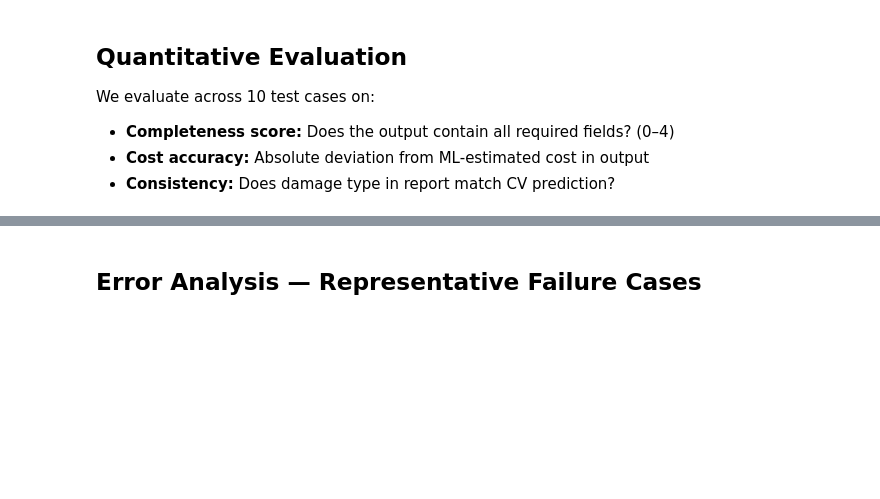
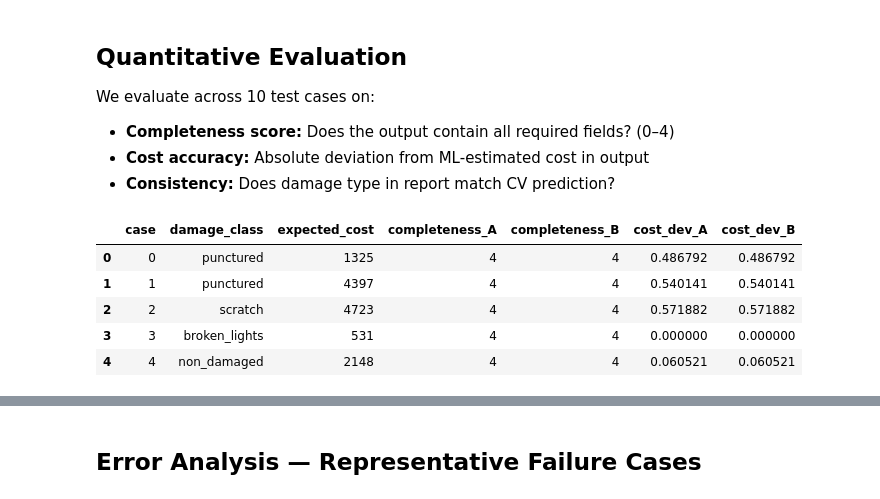
Before and after one commit to Arben-ai/car-damage-assessment, a Jupyter notebook: notebooks/03_nlp_evaluation.ipynb, the cells around one changed output, grey strips where cells are left out. Drawn from its saved outputs; the diff is of its cells as text; code cells hidden in the pictures; blank space fills up the shorter version.

```diff
--- a/notebooks/03_nlp_evaluation.ipynb
+++ b/notebooks/03_nlp_evaluation.ipynb
@@ -52,15 +54,15 @@ print('Setup complete.')
 # %% [markdown]
 ## Build RAG Knowledge Base from NHTSA Data
 # %%
-def fetch_nhtsa_complaints(makes, years, max_per_query=50):
+def fetch_nhtsa_complaints(makes_models, years, max_per_query=50):
     """Fetch complaint text from NHTSA ODI API."""
     complaints = []
     base_url = 'https://api.nhtsa.gov/complaints/complaintsByVehicle'
 
-    for make in makes:
+    for make, model in makes_models:
         for year in years:
             try:
-                resp = requests.get(base_url, params={'make': make, 'modelYear': year}, timeout=10)
+                resp = requests.get(base_url, params={'make': make, 'modelYear': year, 'model': model}, timeout=10)
                 if resp.status_code == 200:
                     data = resp.json().get('results', [])
                     for item in data[:max_per_query]:
@@ -68,26 +70,33 @@ def fetch_nhtsa_complaints(makes, years, max_per_query=50):
                         if text and len(text) > 50:
                             complaints.append({
                                 'make': make,
+                                'model': model,
                                 'year': year,
                                 'component': item.get('components', ''),
                                 'text': text.strip()
                             })
                 time.sleep(0.2)
             except Exception as e:
-                print(f'Error fetching {make} {year}: {e}')
+                print(f'Error fetching {make} {model} {year}: {e}')
 
     return pd.DataFrame(complaints)
 
-MAKES = ['Toyota', 'Honda', 'Ford', 'BMW', 'Volkswagen']
+MAKES_MODELS = [
+    ('Toyota', 'Corolla'),
+    ('Honda', 'Civic'),
+    ('Ford', 'F-150'),
+    ('BMW', '3 Series'),
+    ('Volkswagen', 'Golf'),
+]
 YEARS = [2018, 2019, 2020, 2021, 2022]
 
 nhtsa_path = DATA_DIR / 'nhtsa_complaints.csv'
-if nhtsa_path.exists():
+if nhtsa_path.exists() and nhtsa_path.stat().st_size > 100:
     df_complaints = pd.read_csv(nhtsa_path)
     print(f'Loaded {len(df_complaints)} complaints from cache.')
 else:
     print('Fetching NHTSA complaints...')
-    df_complaints = fetch_nhtsa_complaints(MAKES, YEARS)
+    df_complaints = fetch_nhtsa_complaints(MAKES_MODELS, YEARS)
     df_complaints.to_csv(nhtsa_path, index=False)
     print(f'Fetched and saved {len(df_complaints)} complaints.')
 
@@ -270,7 +359,7 @@ We evaluate across 10 test cases on:
 - **Consistency:** Does damage type in report match CV prediction?
 # %%
 DAMAGE_CLASSES = ['dents', 'scratch', 'broken_glass', 'broken_lights', 'lost_parts', 'torn', 'punctured', 'non_damaged']
-MAKES = ['Toyota', 'Honda', 'Ford', 'BMW', 'Volkswagen']
+VEHICLE_MAKES = ['Toyota', 'Honda', 'Ford', 'BMW', 'Volkswagen']
 
 rng = np.random.RandomState(42)
 test_cases = [
@@ -278,7 +367,7 @@ test_cases = [
         'damage_class': rng.choice(DAMAGE_CLASSES),
         'confidence': round(rng.uniform(0.65, 0.98), 2),
         'estimated_cost_usd': int(rng.uniform(500, 5000)),
-        'vehicle_make': rng.choice(MAKES),
+        'vehicle_make': rng.choice(VEHICLE_MAKES),
         'vehicle_model': 'Sedan',
         'vehicle_year': int(rng.randint(2015, 2023)),
         'vehicle_value_usd': int(rng.uniform(10000, 40000)),
@@ -295,33 +384,40 @@ def completeness_score(text):
 def cost_mentioned(text, expected_cost):
     numbers = re.findall(r'\d+', text)
     numbers = [int(n) for n in numbers if len(n) >= 3]
     if not numbers:
         return None
     closest = min(numbers, key=lambda x: abs(x - expected_cost))
     return abs(closest - expected_cost) / expected_cost
 
 results_eval = []
 for i, case in enumerate(tqdm(test_cases)):
     case_str = format_case(case)
     q = f"{case['damage_class']} damage {case['vehicle_make']} {case['location']}"
     ctx = '\n---\n'.join([r['text'][:300] for r in retrieve(q, k=2)])
 
     r_A = generate(system_A, f'Write a professional damage report:\n{case_str}\nInclude damage description, repair recommendation, cost assessment.')
     r_B = generate(system_B, f'Write a professional damage report.\n\nVEHICLE INFORMATION:\n{case_str}\n\nCONTEXT:\n{ctx}\n\nInclude damage description, likely cause, repair recommendation, cost assessment.')
 
     results_eval.append({
         'case': i,
         'damage_class': case['damage_class'],
         'expected_cost': case['estimated_cost_usd'],
         'completeness_A': completeness_score(r_A),
         'completeness_B': completeness_score(r_B),
         'cost_dev_A': cost_mentioned(r_A, case['estimated_cost_usd']),
         'cost_dev_B': cost_mentioned(r_B, case['estimated_cost_usd']),
     })
     time.sleep(0.3)
 
 df_eval = pd.DataFrame(results_eval)
 df_eval.head()
+# %% [output]
+|  | case | damage_class | expected_cost | completeness_A | completeness_B | cost_dev_A | cost_dev_B |
+| 0 | 0 | punctured | 1325 | 4 | 4 | 0.486792 | 0.486792 |
+| 1 | 1 | punctured | 4397 | 4 | 4 | 0.540141 | 0.540141 |
+| 2 | 2 | scratch | 4723 | 4 | 4 | 0.571882 | 0.571882 |
+| 3 | 3 | broken_lights | 531 | 4 | 4 | 0.000000 | 0.000000 |
+| 4 | 4 | non_damaged | 2148 | 4 | 4 | 0.060521 | 0.060521 |
 # %%
 print('=== Evaluation Results ===')
 print(f"Completeness — Strategy A: {df_eval['completeness_A'].mean():.2f}/4")
```
Also changed, not shown: parts of 11 cells of this notebook, 2 other files.
